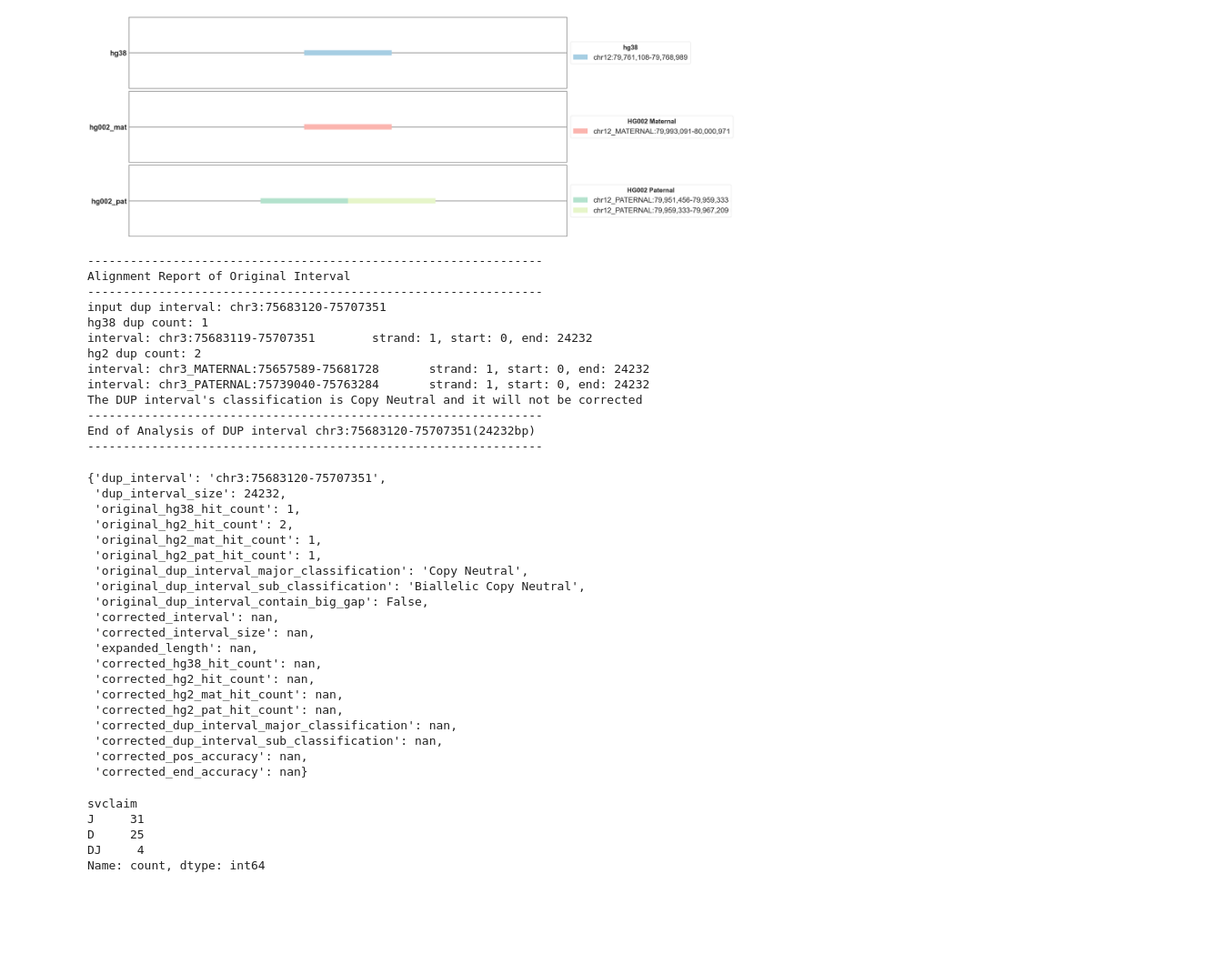
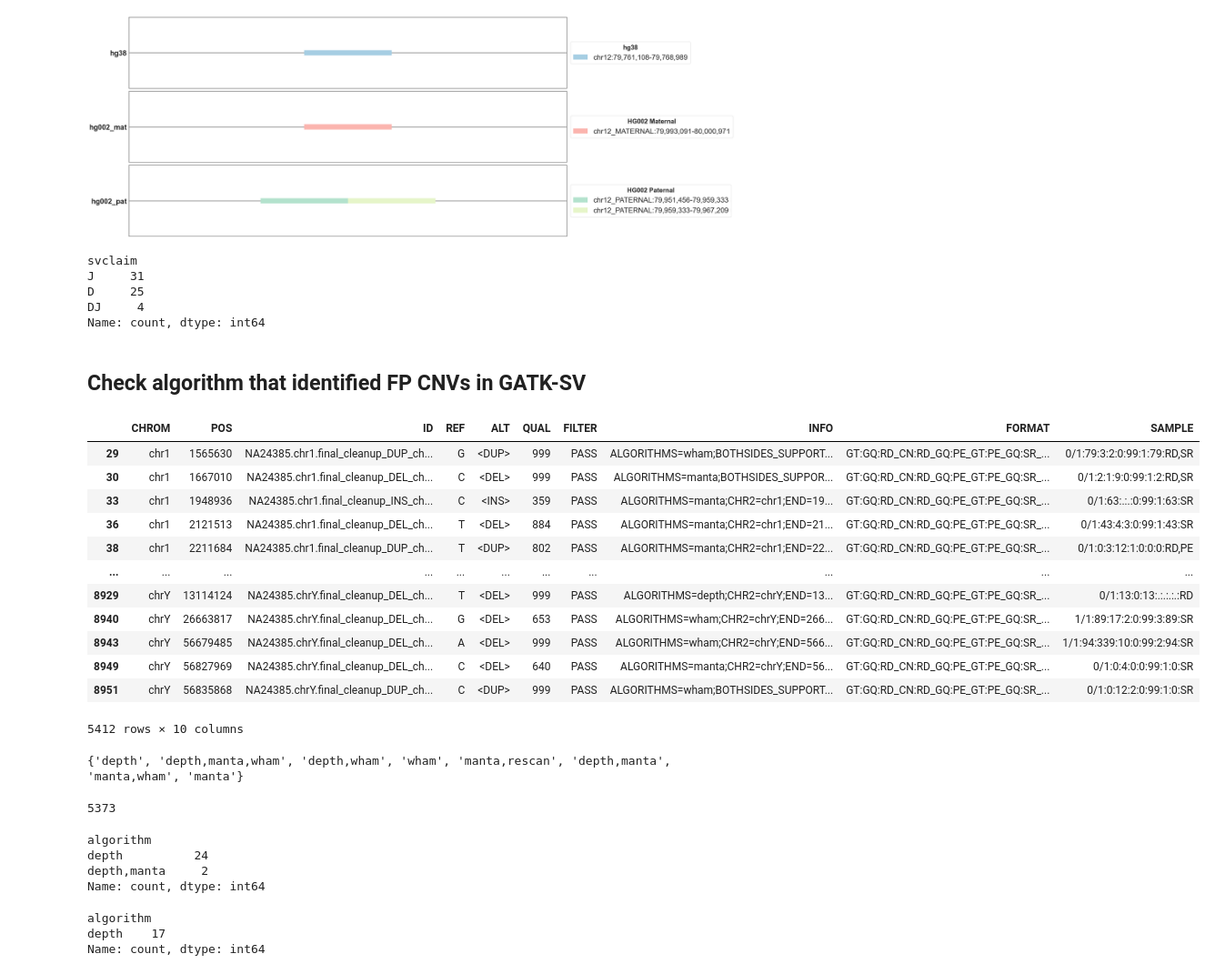
Before and after one commit to broadinstitute/T2T-ACE, a Jupyter notebook: notebooks/GATK-DRAGEN_T2T-ACE_eval.ipynb, the cells around one changed output. Shown at 91% size. Cells and saved outputs as stored; diff of their text form; code cells hidden in the pictures; blank space fills up the shorter version.

```diff
--- a/notebooks/GATK-DRAGEN_T2T-ACE_eval.ipynb
+++ b/notebooks/GATK-DRAGEN_T2T-ACE_eval.ipynb
@@ -457,42 +340,6 @@ dragen_hg2_dup_sum_df[(dragen_hg2_dup_sum_df['original_dup_interval_major_classi
 DuplicationEvaluation.eval_dup_interval("chr2:16225124-16226720", ReferenceLocations.hg38, ReferenceLocations.hg002t2t, hg38, hg002t2t).plot_alignment(ratio=5, save=True, save_path="../docs/")
 # %% [output]
 [figure]
-# %%
-DuplicationEvaluation.eval_dup_interval("chr3:75683120-75707351", ReferenceLocations.hg38, ReferenceLocations.hg002t2t, hg38, hg002t2t).analyzeDuplicationIntervals()
-# %% [output]
-----------------------------------------------------------------
-Alignment Report of Original Interval
-----------------------------------------------------------------
-input dup interval: chr3:75683120-75707351
-hg38 dup count: 1
-interval: chr3:75683119-75707351        strand: 1, start: 0, end: 24232
-hg2 dup count: 2
-interval: chr3_MATERNAL:75657589-75681728       strand: 1, start: 0, end: 24232
-interval: chr3_PATERNAL:75739040-75763284       strand: 1, start: 0, end: 24232
-The DUP interval's classification is Copy Neutral and it will not be corrected
-----------------------------------------------------------------
-End of Analysis of DUP interval chr3:75683120-75707351(24232bp)
-----------------------------------------------------------------
-{'dup_interval': 'chr3:75683120-75707351',
- 'dup_interval_size': 24232,
- 'original_hg38_hit_count': 1,
- 'original_hg2_hit_count': 2,
- 'original_hg2_mat_hit_count': 1,
- 'original_hg2_pat_hit_count': 1,
- 'original_dup_interval_major_classification': 'Copy Neutral',
- 'original_dup_interval_sub_classification': 'Biallelic Copy Neutral',
- 'original_dup_interval_contain_big_gap': False,
- 'corrected_interval': nan,
- 'corrected_interval_size': nan,
- 'expanded_length': nan,
- 'corrected_hg38_hit_count': nan,
- 'corrected_hg2_hit_count': nan,
- 'corrected_hg2_mat_hit_count': nan,
- 'corrected_hg2_pat_hit_count': nan,
- 'corrected_dup_interval_major_classification': nan,
- 'corrected_dup_interval_sub_classification': nan,
- 'corrected_pos_accuracy': nan,
- 'corrected_end_accuracy': nan}
 # %%
 dragen_hg2_del_sum_df = pd.read_csv("/Users/gaoyueya/Documents/GitHub/T2T-ACE/notebooks/HG2_DRAGEN_DEL_sum_df.csv")
 dragen_hg2_del_sum_df['svclaim'] = dragen_hg2_del_sum_df['del_interval'].map(svclaim_dict)
@@ -503,3 +350,34 @@ J     31
 D     25
 DJ     4
 Name: count, dtype: int64
+# %% [markdown]
+## Check algorithm that identified FP CNVs in GATK-SV
+# %%
+HG2_GATK_SV_pass_df
+# %% [output]
+|  | CHROM | POS | ID | REF | ALT | QUAL | FILTER | INFO | FORMAT | SAMPLE |
+| 29 | chr1 | 1565630 | NA24385.chr1.final_cleanup_DUP_ch... | G | <DUP> | 999 | PASS | ALGORITHMS=wham;BOTHSIDES_SUPPORT... | GT:GQ:RD_CN:RD_GQ:PE_GT:PE_GQ:SR_... | 0/1:79:3:2:0:99:1:79:RD,SR |
+| 30 | chr1 | 1667010 | NA24385.chr1.final_cleanup_DEL_ch... | C | <DEL> | 999 | PASS | ALGORITHMS=manta;BOTHSIDES_SUPPOR... | GT:GQ:RD_CN:RD_GQ:PE_GT:PE_GQ:SR_... | 0/1:2:1:9:0:99:1:2:RD,SR |
+| 33 | chr1 | 1948936 | NA24385.chr1.final_cleanup_INS_ch... | C | <INS> | 359 | PASS | ALGORITHMS=manta;CHR2=chr1;END=19... | GT:GQ:RD_CN:RD_GQ:PE_GT:PE_GQ:SR_... | 0/1:63:.:.:0:99:1:63:SR |
+| 36 | chr1 | 2121513 | NA24385.chr1.final_cleanup_DEL_ch... | T | <DEL> | 884 | PASS | ALGORITHMS=manta;CHR2=chr1;END=21... | GT:GQ:RD_CN:RD_GQ:PE_GT:PE_GQ:SR_... | 0/1:43:4:3:0:99:1:43:SR |
+| 38 | chr1 | 2211684 | NA24385.chr1.final_cleanup_DUP_ch... | T | <DUP> | 802 | PASS | ALGORITHMS=manta;CHR2=chr1;END=22... | GT:GQ:RD_CN:RD_GQ:PE_GT:PE_GQ:SR_... | 0/1:0:3:12:1:0:0:0:RD,PE |
+| ... | ... | ... | ... | ... | ... | ... | ... | ... | ... | ... |
+| 8929 | chrY | 13114124 | NA24385.chrY.final_cleanup_DEL_ch... | T | <DEL> | 999 | PASS | ALGORITHMS=depth;CHR2=chrY;END=13... | GT:GQ:RD_CN:RD_GQ:PE_GT:PE_GQ:SR_... | 0/1:13:0:13:.:.:.:.:RD |
+| 8940 | chrY | 26663817 | NA24385.chrY.final_cleanup_DEL_ch... | G | <DEL> | 653 | PASS | ALGORITHMS=wham;CHR2=chrY;END=266... | GT:GQ:RD_CN:RD_GQ:PE_GT:PE_GQ:SR_... | 1/1:89:17:2:0:99:3:89:SR |
+| 8943 | chrY | 56679485 | NA24385.chrY.final_cleanup_DEL_ch... | A | <DEL> | 999 | PASS | ALGORITHMS=wham;CHR2=chrY;END=566... | GT:GQ:RD_CN:RD_GQ:PE_GT:PE_GQ:SR_... | 1/1:94:339:10:0:99:2:94:SR |
+| 8949 | chrY | 56827969 | NA24385.chrY.final_cleanup_DEL_ch... | C | <DEL> | 640 | PASS | ALGORITHMS=manta;CHR2=chrY;END=56... | GT:GQ:RD_CN:RD_GQ:PE_GT:PE_GQ:SR_... | 0/1:0:4:0:0:99:1:0:SR |
+| 8951 | chrY | 56835868 | NA24385.chrY.final_cleanup_DUP_ch... | C | <DUP> | 999 | PASS | ALGORITHMS=wham;BOTHSIDES_SUPPORT... | GT:GQ:RD_CN:RD_GQ:PE_GT:PE_GQ:SR_... | 0/1:0:12:2:0:99:1:0:SR |
+5412 rows × 10 columns
+# %%
+algorithm_dict = {}
+for index, row in HG2_GATK_SV_pass_df.iterrows():
+    interval = row['CHROM'] + ':' + str(row['POS']) + '-' + str(row['INFO'].split('END=')[1].split(';')[0])
+    algorithm = row['INFO'].split('ALGORITHMS=')[1].split(';')[0]
+    algorithm_dict[interval] = algorithm
+print(set(algorithm_dict.values()))
+# %% [output]
+{'depth', 'depth,manta,wham', 'depth,wham', 'wham', 'manta,rescan', 'depth,manta', 'manta,wham', 'manta'}
+# %%
+len(algorithm_dict.keys())
+# %% [output]
+5373
@@ -505,0 +390,13 @@ Name: count, dtype: int64
+# %%
+gatksv_hg2_dup_sum_df[gatksv_hg2_dup_sum_df['original_dup_interval_major_classification']=='Copy Neutral']['algorithm'].value_counts()
+# %% [output]
+algorithm
+depth          24
+depth,manta     2
+Name: count, dtype: int64
+# %%
+gatksv_hg2_dup_sum_df[gatksv_hg2_dup_sum_df['original_dup_interval_major_classification']=='Unknown']['algorithm'].value_counts()
+# %% [output]
+algorithm
+depth    17
+Name: count, dtype: int64
```
Also changed, not shown: parts of 26 cells of this notebook, 1 other file.
